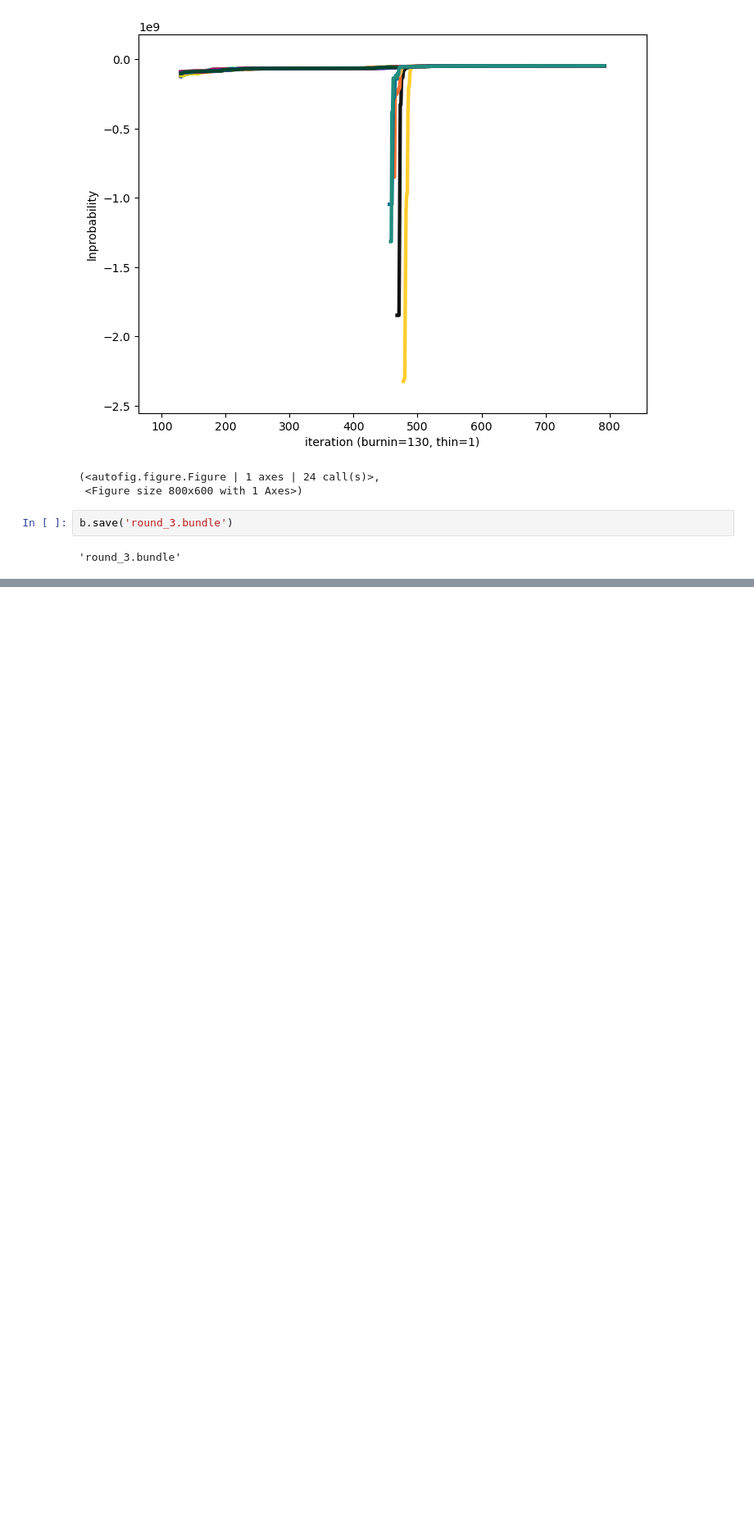
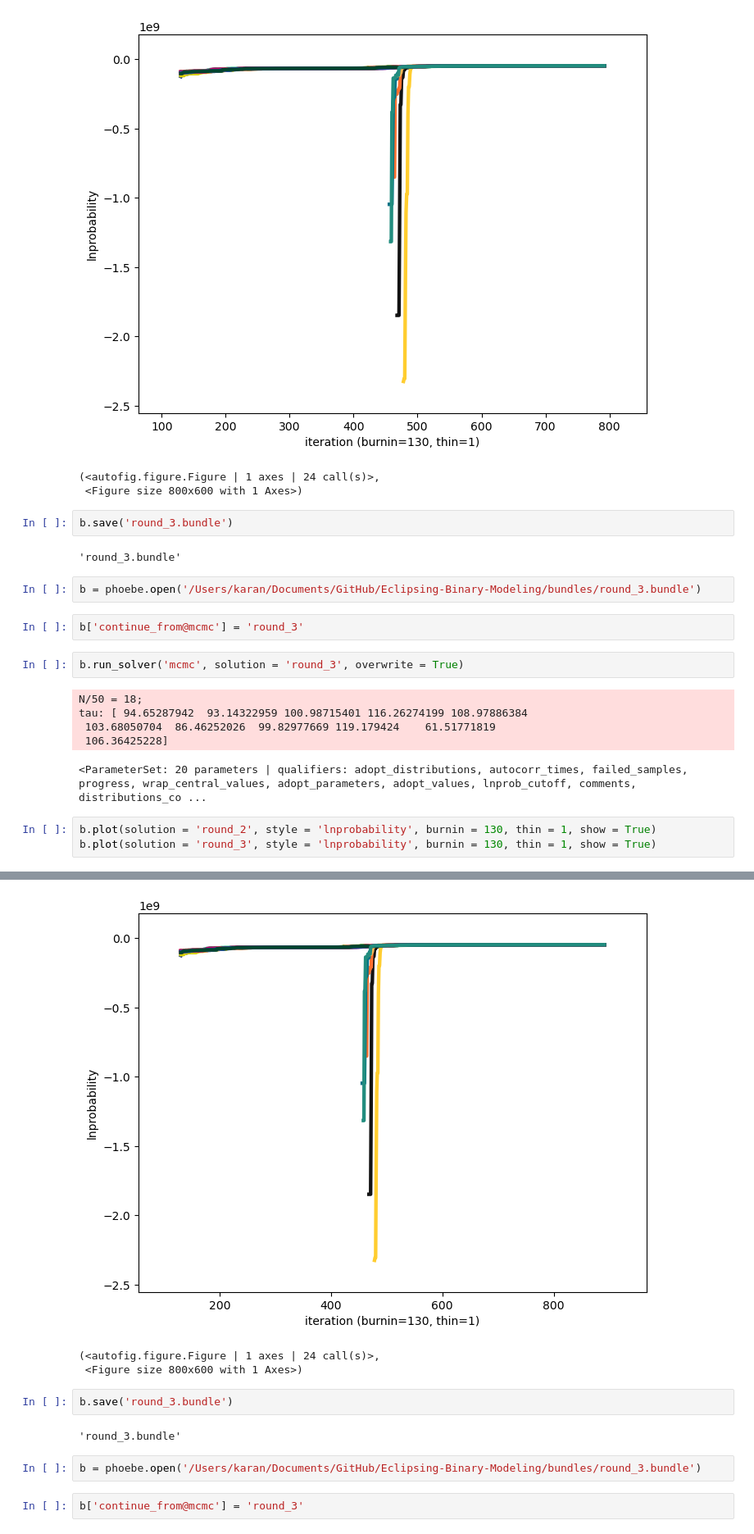
Before and after one commit to karanbt/EB-Modeling, a Jupyter notebook: 04.5-mcmc-continued.ipynb, the cells around one changed output, grey strips where cells are left out. Shown at 82% size. Cells and saved outputs as stored; diff of their text form; blank space fills up the shorter version.

Commit message:
mcmc

```diff
--- a/04.5-mcmc-continued.ipynb
+++ b/04.5-mcmc-continued.ipynb
@@ -75,3 +75,19 @@ b.plot(solution = 'round_3', style = 'lnprobability', burnin = 130, thin = 1, sh
 b.save('round_3.bundle')
 # %% [output]
 'round_3.bundle'
+# %%
+b = phoebe.open('/Users/karan/Documents/GitHub/Eclipsing-Binary-Modeling/bundles/round_3.bundle')
+# %%
+b['continue_from@mcmc'] = 'round_3'
+# %%
+b.run_solver('mcmc', solution = 'round_3', overwrite = True)
+# %% [output]
+N/50 = 18;
+tau: [ 94.65287942  93.14322959 100.98715401 116.26274199 108.97886384
+ 103.68050704  86.46252026  99.82977669 119.179424    61.51771819
+ 106.36425228]
+<ParameterSet: 20 parameters | qualifiers: adopt_distributions, autocorr_times, failed_samples, progress, wrap_central_values, adopt_parameters, adopt_values, lnprob_cutoff, comments, distributions_co ...
+# %%
+b.plot(solution = 'round_2', style = 'lnprobability', burnin = 130, thin = 1, show = True)
+b.plot(solution = 'round_3', style = 'lnprobability', burnin = 130, thin = 1, show = True)
+# %% [output]
@@ -77,0 +95,11 @@ b.save('round_3.bundle')
+[figure, added]
+(<autofig.figure.Figure | 1 axes | 24 call(s)>,
+ <Figure size 800x600 with 1 Axes>)
+# %%
+b.save('round_3.bundle')
+# %% [output]
+'round_3.bundle'
+# %%
+b = phoebe.open('/Users/karan/Documents/GitHub/Eclipsing-Binary-Modeling/bundles/round_3.bundle')
+# %%
+b['continue_from@mcmc'] = 'round_3'
```
Also changed, not shown: parts of 4 cells of this notebook, 3 other files.
